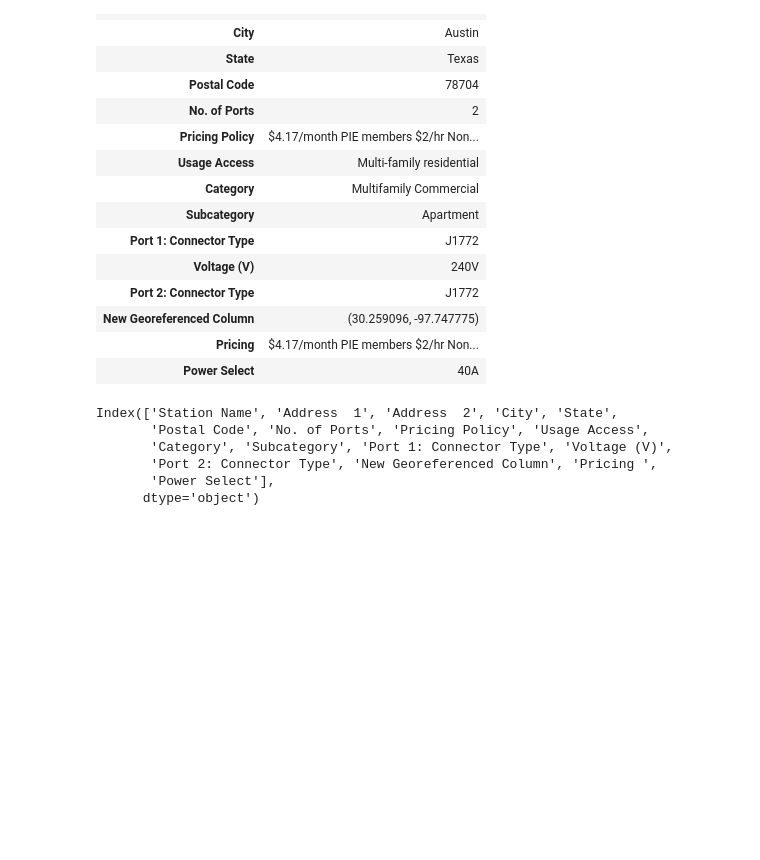
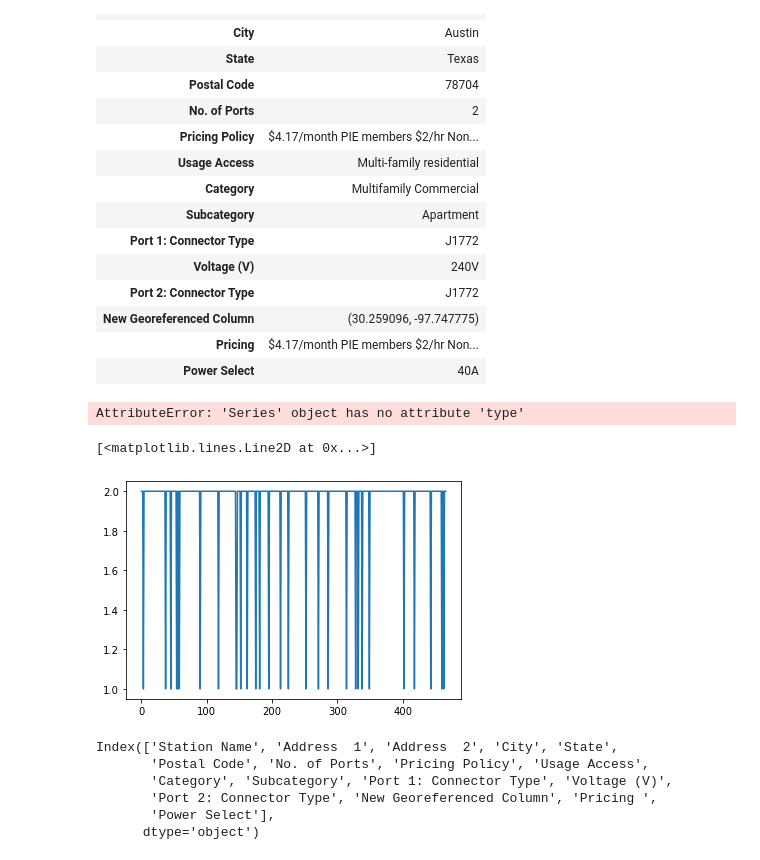
Before and after one commit to encodingintuition/EV_Infrastructure, a Jupyter notebook: code/Austin-TX_EV_infro.ipynb, the cells around one changed output. Cells and saved outputs as stored; diff of their text form; code cells hidden in the pictures; blank space fills up the shorter version.

```diff
--- a/code/Austin-TX_EV_infro.ipynb
+++ b/code/Austin-TX_EV_infro.ipynb
@@ -57,6 +58,15 @@ df.head(1).T
 | New Georeferenced Column | (30.259096, -97.747775) |
 | Pricing | $4.17/month PIE members $2/hr Non... |
 | Power Select | 40A |
+# %%
+df['No. of Ports'] # .plot(kind = 'hist')
+# %% [output]
+AttributeError: 'Series' object has no attribute 'type'
+# %%
+plt.plot(df['No. of Ports'] )
+# %% [output]
+[<matplotlib.lines.Line2D at 0x...>]
+[figure, added]
 # %%
 df.columns
 # %% [output]
```
Also changed, not shown: parts of 1 cell of this notebook, 1 other file.
